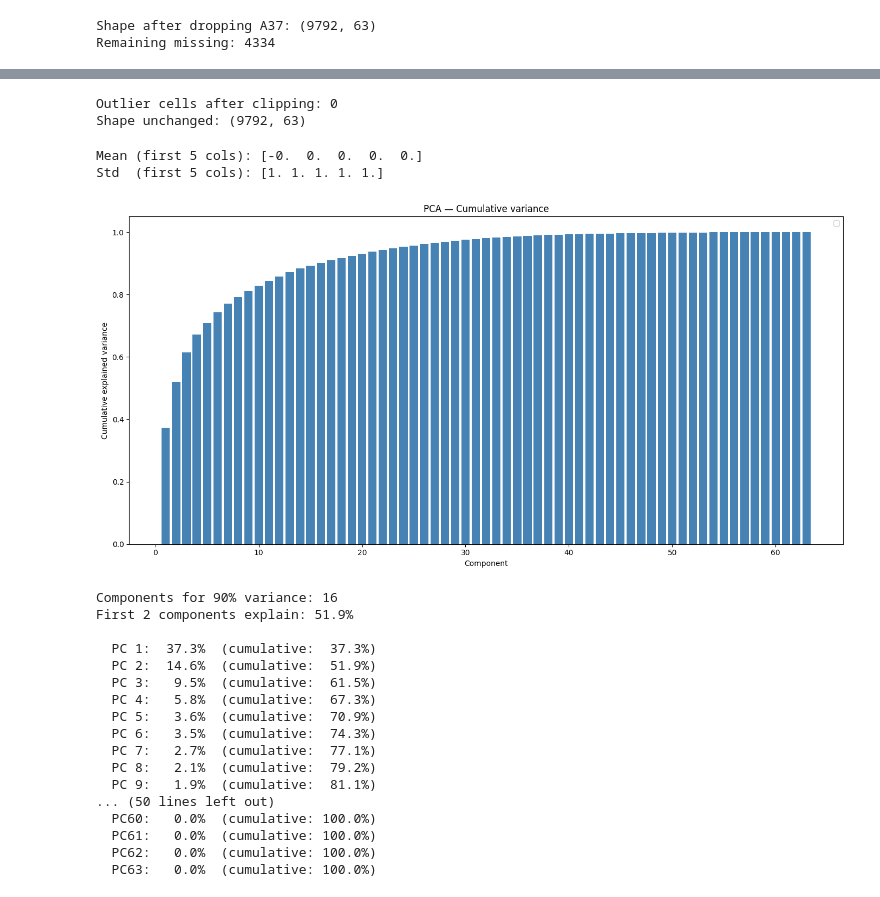
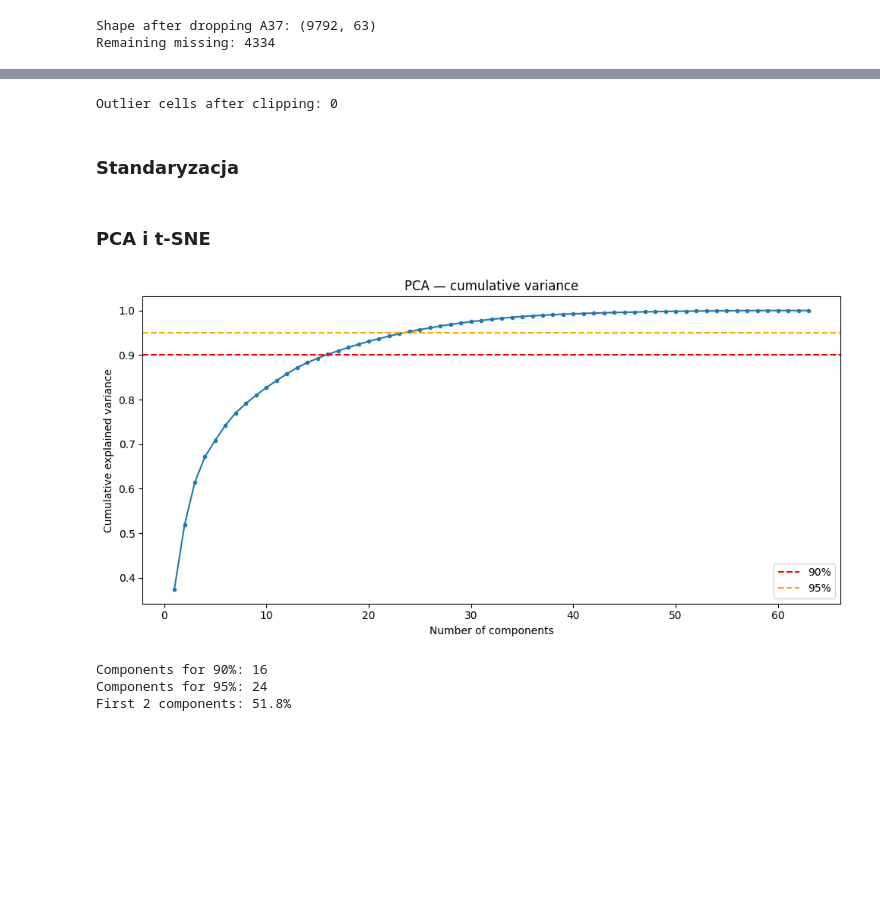
Before and after one commit to mikolaj-olesinski/Machine-Learning-PWR, a Jupyter notebook: lista1/lab1.ipynb, the cells around one changed output, grey strips where cells are left out. Saved outputs shown, nothing was run; the diff lists cells and outputs as text; code cells hidden in the pictures; blank space fills up the shorter version.

```diff
--- a/lista1/lab1.ipynb
+++ b/lista1/lab1.ipynb
@@ -199,66 +265,45 @@ Rows with at least 1 outlier: 8801 (90% of rows)
 # %%
-X_clipped = X.clip(lower=Q1 - 1.5 * IQR, upper=Q3 + 1.5 * IQR, axis=1)
+lower = Q1 - 1.5 * IQR
+upper = Q3 + 1.5 * IQR
 
-# check how much changed
-outlier_after = ((X_clipped < Q1 - 1.5*IQR) | (X_clipped > Q3 + 1.5*IQR)).sum().sum()
-print(f"Outlier cells after clipping: {outlier_after}")
-print(f"Shape unchanged: {X_clipped.shape}")
+X_train = X_train.clip(lower=lower, upper=upper, axis=1)
+X_test = X_test.clip(lower=lower, upper=upper, axis=1)
+
+print("Outlier cells after clipping:", ((X_train < lower) | (X_train > upper)).sum().sum())
 # %% [output]
 Outlier cells after clipping: 0
-Shape unchanged: (9792, 63)
+# %% [markdown]
+### Standaryzacja
 # %%
-X = X_clipped.copy()
-
 scaler = StandardScaler()
-X_scaled = scaler.fit_transform(X)
-
-print(f"Mean (first 5 cols): {X_scaled.mean(axis=0)[:5].round(6)}")
-print(f"Std  (first 5 cols): {X_scaled.std(axis=0)[:5].round(6)}")
+X_train_scaled = scaler.fit_transform(X_train)
+X_test_scaled = scaler.transform(X_test)
-# %% [output]
-Mean (first 5 cols): [-0.  0.  0.  0.  0.]
-Std  (first 5 cols): [1. 1. 1. 1. 1.]
+# %% [markdown]
+### PCA i t-SNE
 # %%
-from sklearn.decomposition import PCA
+pca_full = PCA()
+pca_full.fit(X_train_scaled)
 
-pca_full = PCA()
-pca_full.fit(X_scaled)
+cumvar = pca_full.explained_variance_ratio_.cumsum()
 
-var_ratio = pca_full.explained_variance_ratio_
-cumvar = var_ratio.cumsum()
-
-plt.figure(figsize=(14, 7))
-plt.bar(range(1, len(cumvar)+1), cumvar, color='steelblue')
-plt.xlabel('Component')
+plt.figure(figsize=(10, 5))
+plt.plot(range(1, len(cumvar)+1), cumvar, marker='o', markersize=3)
+plt.axhline(y=0.90, color='red', linestyle='--', label='90%')
+plt.axhline(y=0.95, color='orange', linestyle='--', label='95%')
+plt.xlabel('Number of components')
 plt.ylabel('Cumulative explained variance')
-plt.title('PCA — Cumulative variance')
+plt.title('PCA — cumulative variance')
 plt.legend()
 plt.tight_layout()
 plt.show()
 
-n90 = (cumvar >= 0.90).argmax() + 1
-print(f"Components for 90% variance: {n90}")
-print(f"First 2 components explain: {cumvar[1]*100:.1f}%")
-print()
-for i in range(min(500, len(var_ratio))):
-    print(f"  PC{i+1:2d}: {var_ratio[i]*100:5.1f}%  (cumulative: {cumvar[i]*100:5.1f}%)")
+print(f"Components for 90%: {(cumvar >= 0.90).argmax() + 1}")
+print(f"Components for 95%: {(cumvar >= 0.95).argmax() + 1}")
+print(f"First 2 components: {cumvar[1]*100:.1f}%")
 # %% [output]
-[figure, old version]
+[figure, new version]
-Components for 90% variance: 16
-First 2 components explain: 51.9%
-
-  PC 1:  37.3%  (cumulative:  37.3%)
-  PC 2:  14.6%  (cumulative:  51.9%)
-  PC 3:   9.5%  (cumulative:  61.5%)
-  PC 4:   5.8%  (cumulative:  67.3%)
-  PC 5:   3.6%  (cumulative:  70.9%)
-  PC 6:   3.5%  (cumulative:  74.3%)
-  PC 7:   2.7%  (cumulative:  77.1%)
-  PC 8:   2.1%  (cumulative:  79.2%)
-  PC 9:   1.9%  (cumulative:  81.1%)
-... (50 lines left out)
-  PC60:   0.0%  (cumulative: 100.0%)
-  PC61:   0.0%  (cumulative: 100.0%)
-  PC62:   0.0%  (cumulative: 100.0%)
-  PC63:   0.0%  (cumulative: 100.0%)
+Components for 90%: 16
+Components for 95%: 24
+First 2 components: 51.8%
 # %%
 pca2 = PCA(n_components=2)
```
Also changed, not shown: parts of 44 cells of this notebook, 3 other files.
